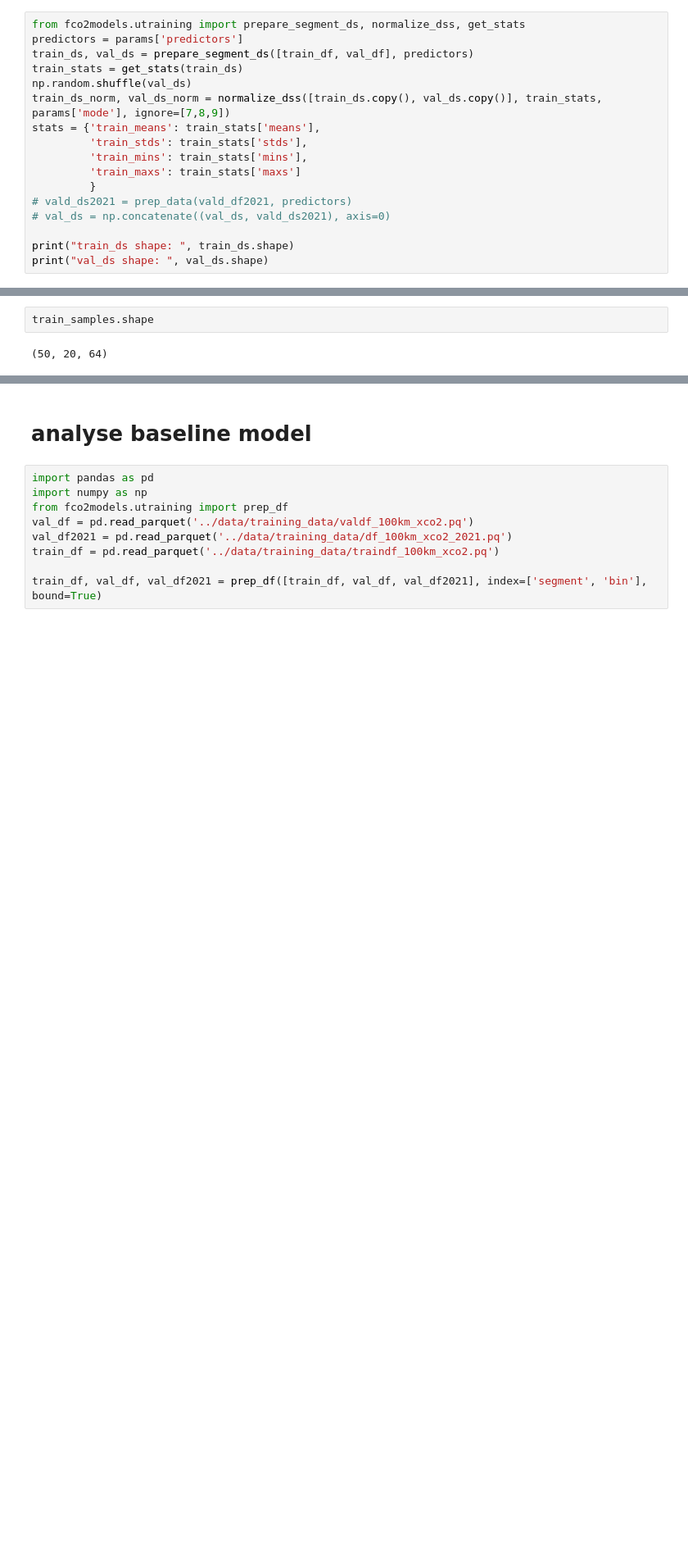
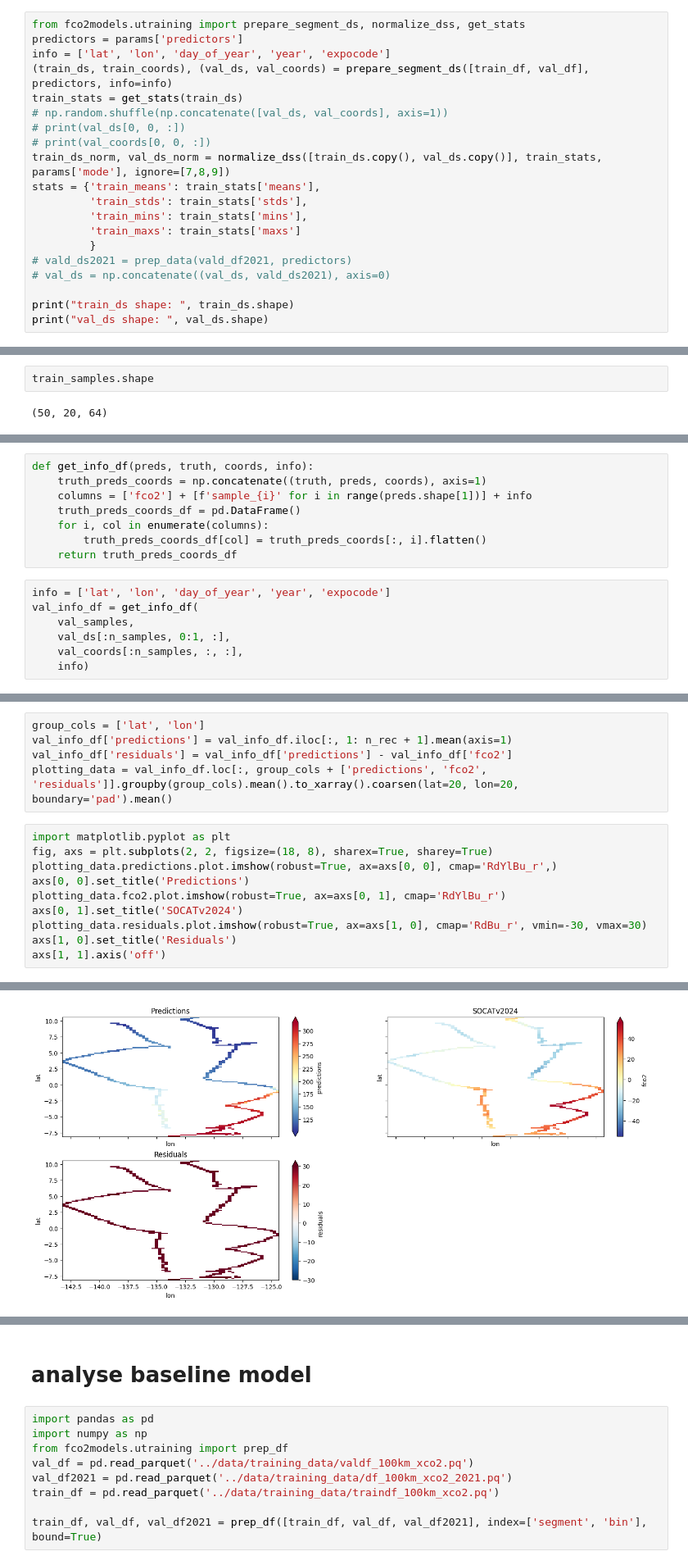
Before and after one commit to ebrusoni/fco2diffusion, a Jupyter notebook: training/loss_analysis.ipynb, the cells around one changed output, grey strips where cells are left out. Shown at 82% size. Saved outputs shown, nothing was run; the diff lists cells and outputs as text; blank space fills up the shorter version.

Commit message:
add option to keep some columns from prep_segment_ds for later plotting during evaluation, add some plots to loss_analysis

```diff
--- a/training/loss_analysis.ipynb
+++ b/training/loss_analysis.ipynb
@@ -55,9 +55,12 @@ params['predictors']
 # %%
 from fco2models.utraining import prepare_segment_ds, normalize_dss, get_stats
 predictors = params['predictors']
-train_ds, val_ds = prepare_segment_ds([train_df, val_df], predictors)
+info = ['lat', 'lon', 'day_of_year', 'year', 'expocode']
+(train_ds, train_coords), (val_ds, val_coords) = prepare_segment_ds([train_df, val_df], predictors, info=info)
 train_stats = get_stats(train_ds)
-np.random.shuffle(val_ds)
+# np.random.shuffle(np.concatenate([val_ds, val_coords], axis=1))
+# print(val_ds[0, 0, :])
+# print(val_coords[0, 0, :])
 train_ds_norm, val_ds_norm = normalize_dss([train_ds.copy(), val_ds.copy()], train_stats, params['mode'], ignore=[7,8,9])
 stats = {'train_means': train_stats['means'],
          'train_stds': train_stats['stds'],
@@ -228,0 +262,15 @@ plt.show()
+# %%
+def get_info_df(preds, truth, coords, info):
+    truth_preds_coords = np.concatenate((truth, preds, coords), axis=1)
+    columns = ['fco2'] + [f'sample_{i}' for i in range(preds.shape[1])] + info
+    truth_preds_coords_df = pd.DataFrame()
+    for i, col in enumerate(columns):
+        truth_preds_coords_df[col] = truth_preds_coords[:, i].flatten()
+    return truth_preds_coords_df
+# %%
+info = ['lat', 'lon', 'day_of_year', 'year', 'expocode']
+val_info_df = get_info_df(
+    val_samples,
+    val_ds[:n_samples, 0:1, :],
+    val_coords[:n_samples, :, :],
+    info)
@@ -228,0 +287,16 @@ plt.show()
+# %%
+group_cols = ['lat', 'lon']
+val_info_df['predictions'] = val_info_df.iloc[:, 1: n_rec + 1].mean(axis=1)
+val_info_df['residuals'] = val_info_df['predictions'] - val_info_df['fco2']
+plotting_data = val_info_df.loc[:, group_cols + ['predictions', 'fco2', 'residuals']].groupby(group_cols).mean().to_xarray().coarsen(lat=20, lon=20, boundary='pad').mean()
+# %%
+import matplotlib.pyplot as plt
+fig, axs = plt.subplots(2, 2, figsize=(18, 8), sharex=True, sharey=True)
+plotting_data.predictions.plot.imshow(robust=True, ax=axs[0, 0], cmap='RdYlBu_r',)
+axs[0, 0].set_title('Predictions')
+plotting_data.fco2.plot.imshow(robust=True, ax=axs[0, 1], cmap='RdYlBu_r')
+axs[0, 1].set_title('SOCATv2024')
+plotting_data.residuals.plot.imshow(robust=True, ax=axs[1, 0], cmap='RdBu_r', vmin=-30, vmax=30)
+axs[1, 0].set_title('Residuals')
+axs[1, 1].axis('off')
+# %% [output]
@@ -228,0 +307 @@ plt.show()
+[figure, added]
```
Also changed, not shown: parts of 32 cells of this notebook, 2 other files.
